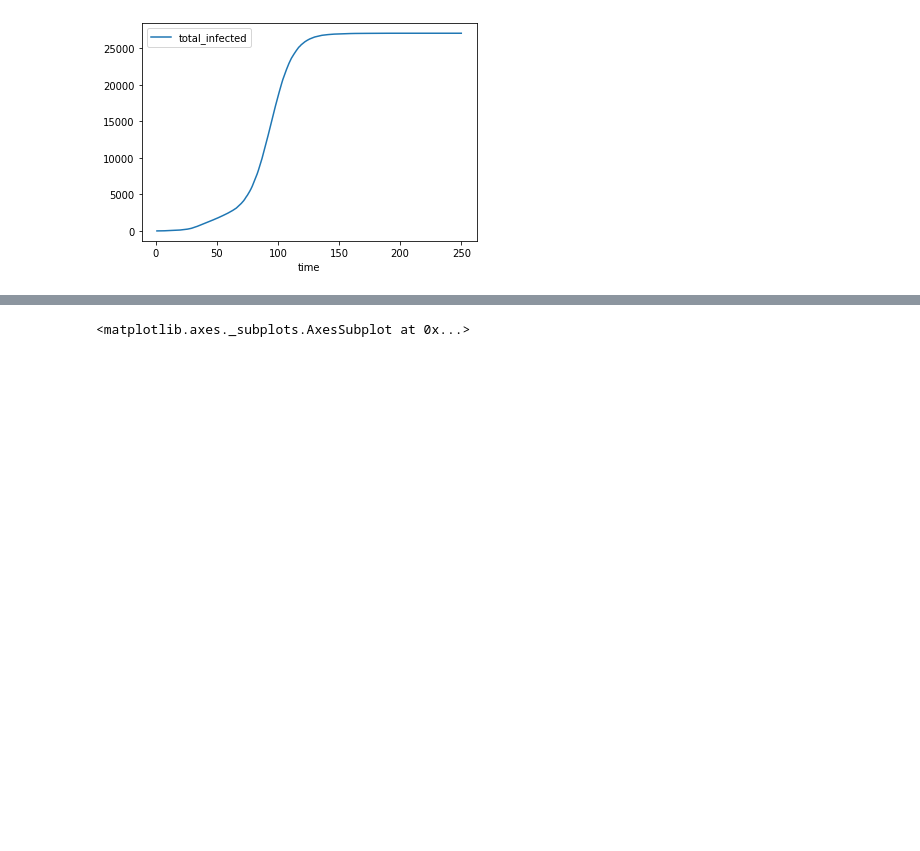
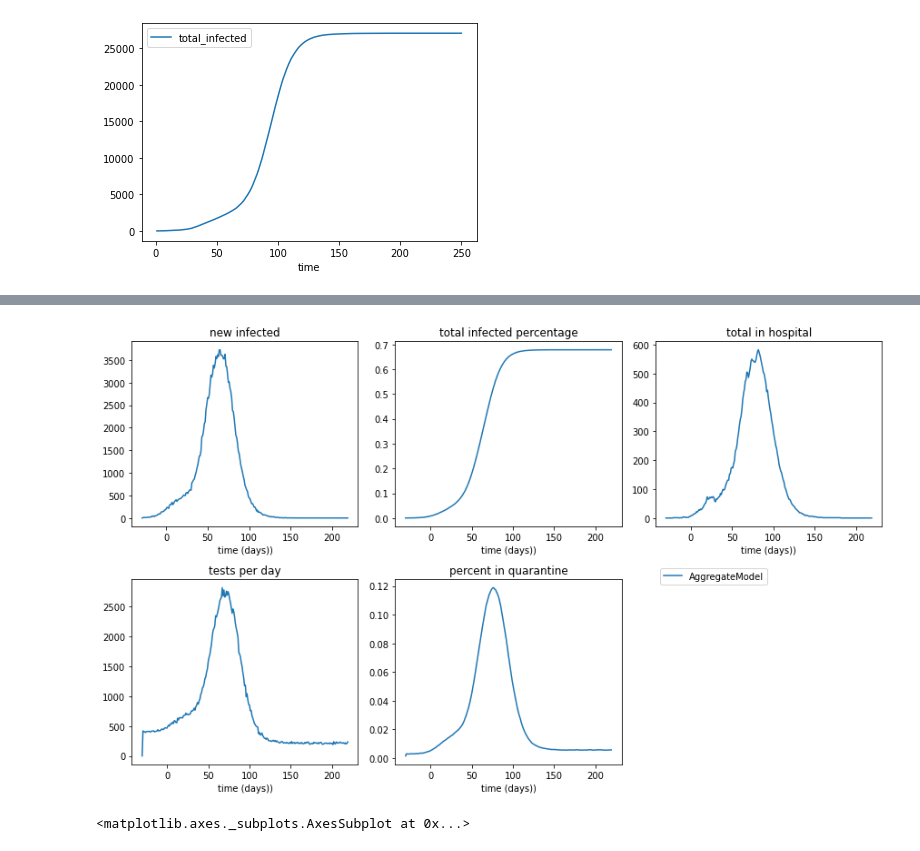
Before and after one commit to neozwu/OpenABM-Covid19, a Jupyter notebook: examples/us_wa_simulation.ipynb, the cells around one changed output, grey strips where cells are left out. Cells and saved outputs as stored; diff of their text form; code cells hidden in the pictures; blank space fills up the shorter version.

```diff
--- a/examples/us_wa_simulation.ipynb
+++ b/examples/us_wa_simulation.ipynb
@@ -40,0 +44,3 @@ model.plot_results()
+# %%
+merged_params = pd.read_csv("results/small_counties/merged_params.csv").loc[0].to_dict()
+merged_results = pd.read_csv("results/small_counties/merged_results.csv")
@@ -41,3 +63,9 @@ model.plot_results()
+# %%
+merged_params.time_offset = 0
+# %%
+county_utils.sim_display([[merged_params, merged_results]],["AggregateModel"])
+# %% [output]
+[figure, added]
 # %%
 results_no_custom_occu = model.run_county(model.counties[0], {"custom_occupation_network": 0})
 # %%
```
Also changed, not shown: parts of 5 cells of this notebook, 1 other file.
